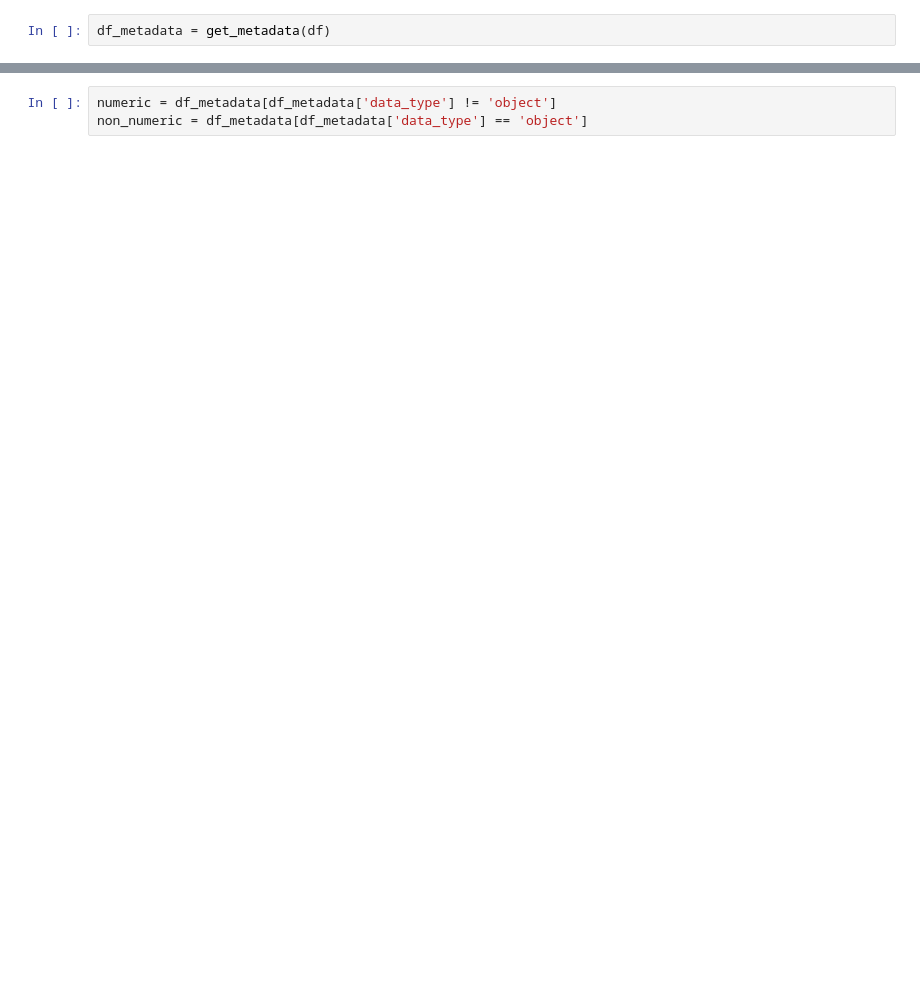
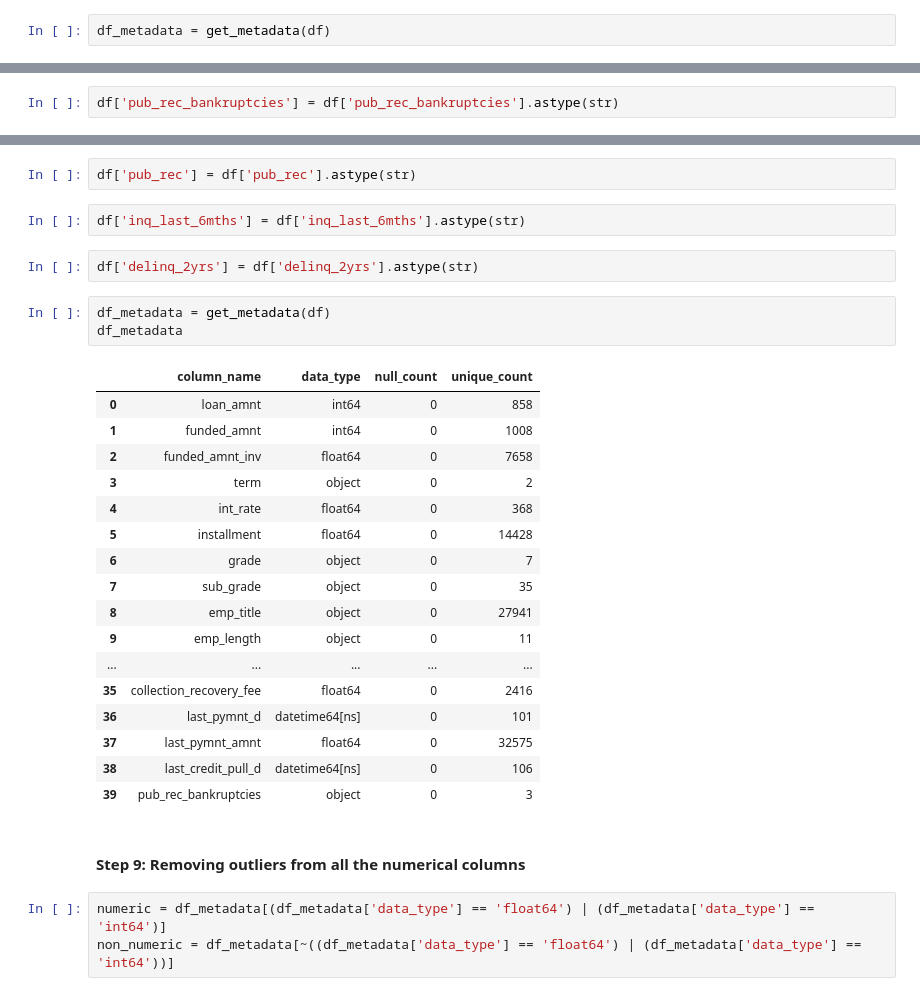
Before and after one commit to ABhatta92/LendingClubCaseStudy, a Jupyter notebook: LendingClubEDA.ipynb, the cells around one changed output, grey strips where cells are left out. Drawn from its saved outputs; the diff is of its cells as text; blank space fills up the shorter version.

```diff
--- a/LendingClubEDA.ipynb
+++ b/LendingClubEDA.ipynb
@@ -222,0 +344,2 @@ Name: data_type, dtype: int64
+# %%
+df['pub_rec_bankruptcies'] = df['pub_rec_bankruptcies'].astype(str)
@@ -223,6 +371,35 @@ Name: data_type, dtype: int64
+# %%
+df['pub_rec'] = df['pub_rec'].astype(str)
+# %%
+df['inq_last_6mths'] = df['inq_last_6mths'].astype(str)
+# %%
+df['delinq_2yrs'] = df['delinq_2yrs'].astype(str)
+# %%
+df_metadata = get_metadata(df)
+df_metadata
+# %% [output]
+|  | column_name | data_type | null_count | unique_count |
+| 0 | loan_amnt | int64 | 0 | 858 |
+| 1 | funded_amnt | int64 | 0 | 1008 |
+| 2 | funded_amnt_inv | float64 | 0 | 7658 |
+| 3 | term | object | 0 | 2 |
+| 4 | int_rate | float64 | 0 | 368 |
+| 5 | installment | float64 | 0 | 14428 |
+| 6 | grade | object | 0 | 7 |
+| 7 | sub_grade | object | 0 | 35 |
+| 8 | emp_title | object | 0 | 27941 |
+| 9 | emp_length | object | 0 | 11 |
+| ... | ... | ... | ... | ... |
+| 35 | collection_recovery_fee | float64 | 0 | 2416 |
+| 36 | last_pymnt_d | datetime64[ns] | 0 | 101 |
+| 37 | last_pymnt_amnt | float64 | 0 | 32575 |
+| 38 | last_credit_pull_d | datetime64[ns] | 0 | 106 |
+| 39 | pub_rec_bankruptcies | object | 0 | 3 |
+# %% [markdown]
+#### Step 9: Removing outliers from all the numerical columns
 # %%
-numeric = df_metadata[df_metadata['data_type'] != 'object']
-non_numeric = df_metadata[df_metadata['data_type'] == 'object']
+numeric = df_metadata[(df_metadata['data_type'] == 'float64') | (df_metadata['data_type'] == 'int64')]
+non_numeric = df_metadata[~((df_metadata['data_type'] == 'float64') | (df_metadata['data_type'] == 'int64'))]
 # %%
 numeric_cols = numeric['column_name'].to_list()
 len(numeric_cols)
```
Also changed, not shown: parts of 75 cells of this notebook.
